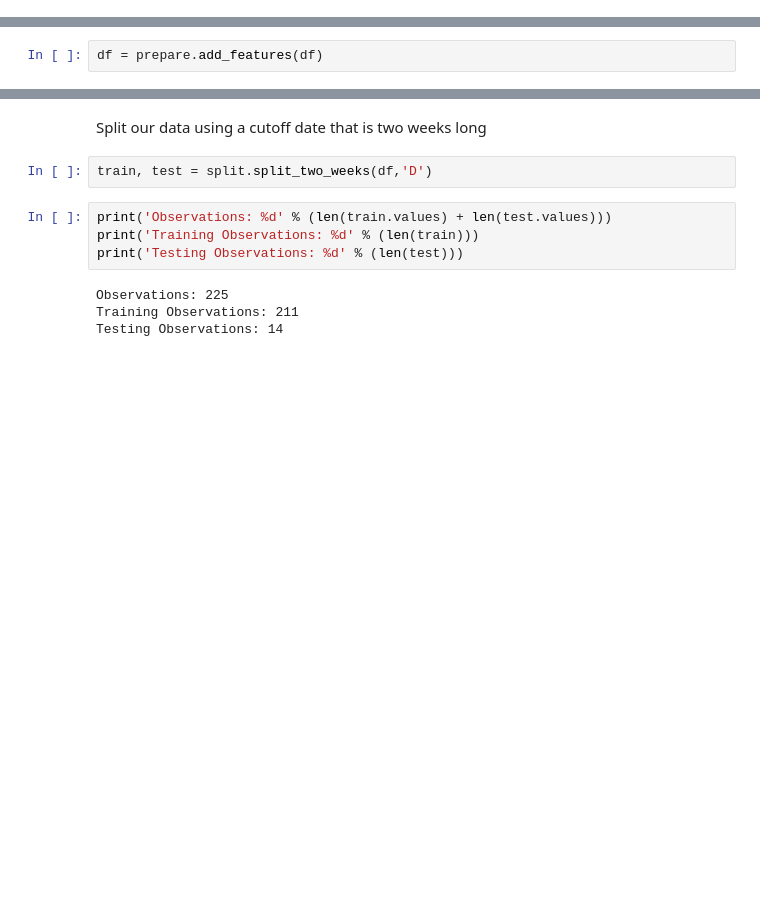
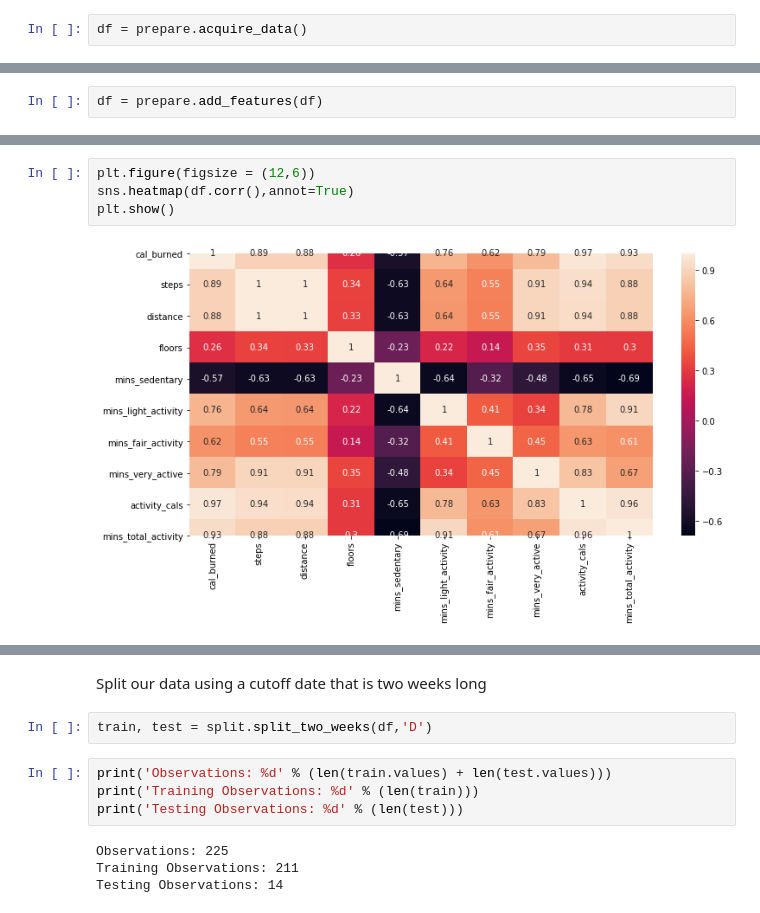
Before and after one commit to Dom-Misty/fit_bit_project, a Jupyter notebook: fitbit-pipeline.ipynb, the cells around one changed output, grey strips where cells are left out. Drawn from its saved outputs; the diff is of its cells as text; blank space fills up the shorter version.

Commit message:
annotated progress

```diff
--- a/fitbit-pipeline.ipynb
+++ b/fitbit-pipeline.ipynb
@@ -83 +82,3 @@ df = pd.read_csv('activity_log.csv')
+# %%
+df = prepare.acquire_data()
 # %% [markdown]
@@ -167,0 +198,6 @@ memory usage: 31.1+ KB
+# %%
+plt.figure(figsize = (12,6))
+sns.heatmap(df.corr(),annot=True)
+plt.show()
+# %% [output]
+[figure, added]
```
Also changed, not shown: parts of 51 cells of this notebook.
